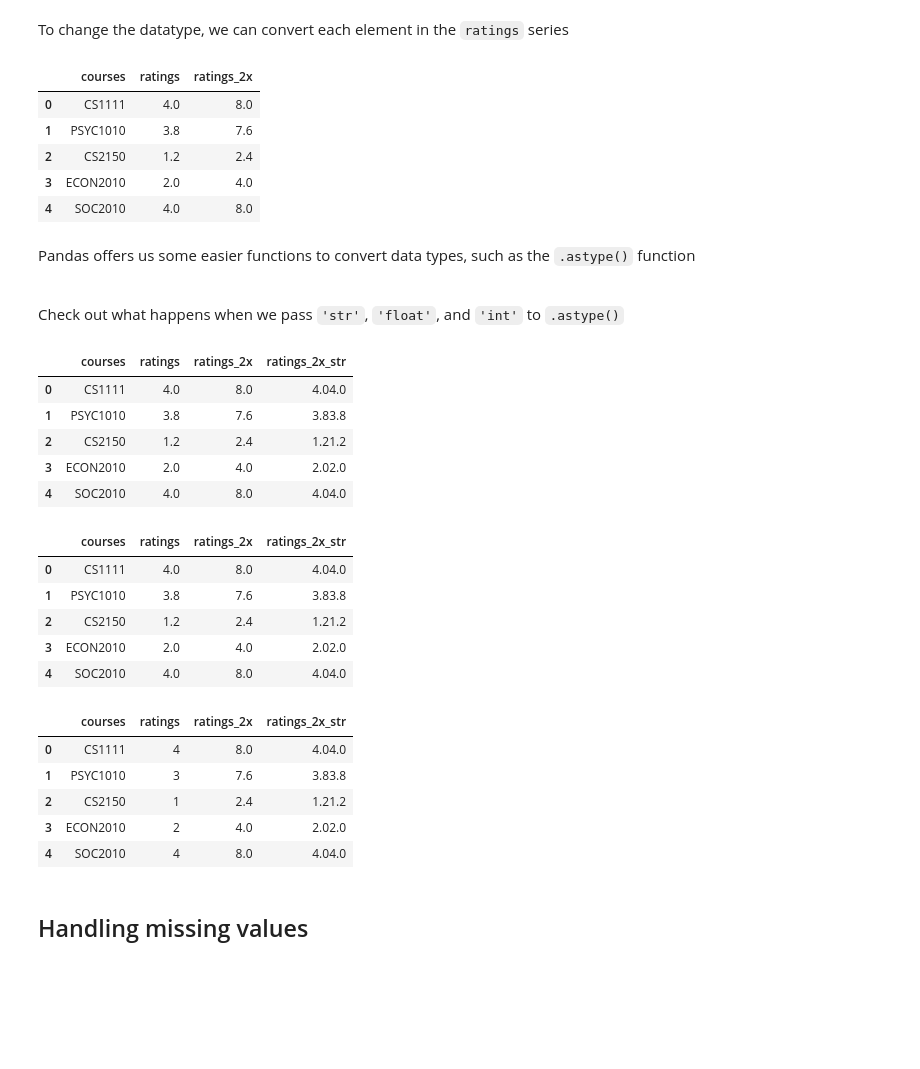
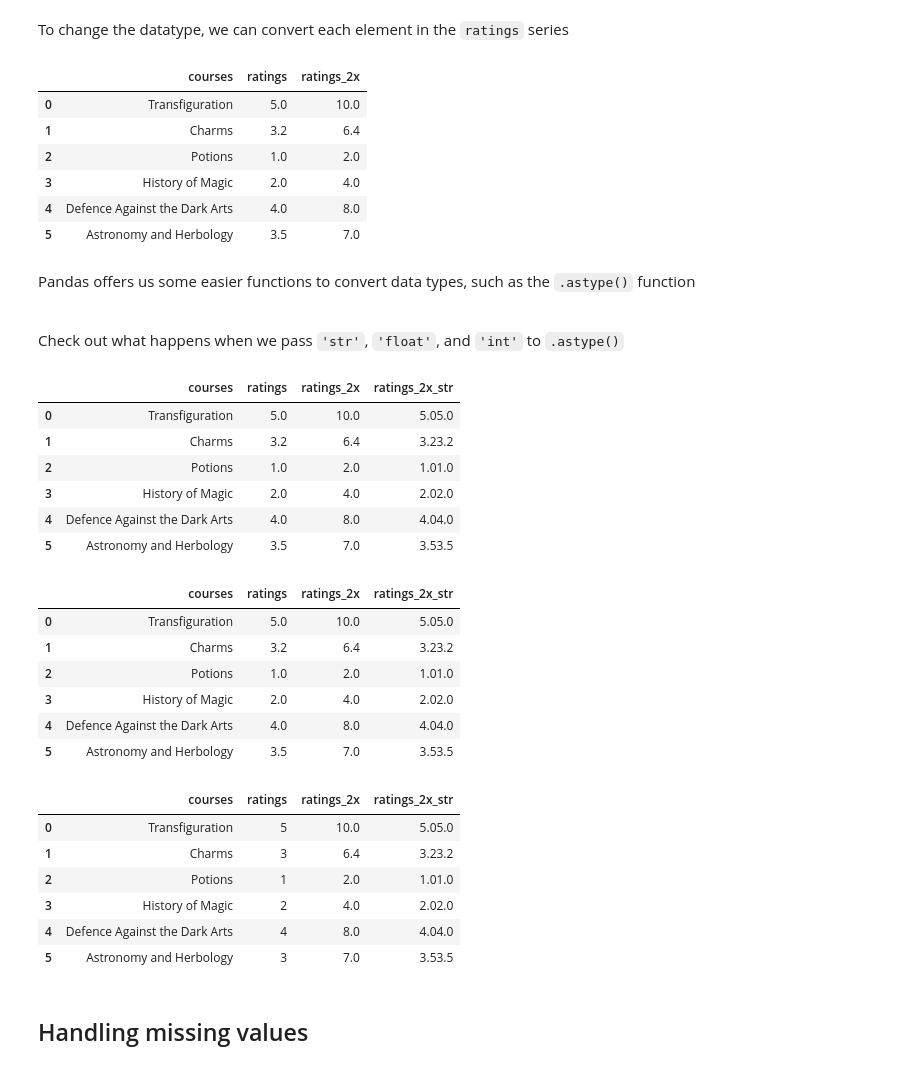
Before and after one commit to ishaandey/node, a Jupyter notebook: week-3/workshop/cleaning_key.ipynb, the cells around one changed output. Saved outputs shown, nothing was run; the diff lists cells and outputs as text; code cells hidden in the pictures; blank space fills up the shorter version.

```diff
--- a/week-3/workshop/cleaning_key.ipynb
+++ b/week-3/workshop/cleaning_key.ipynb
@@ -37,9 +35,9 @@ memory usage: 213.0+ bytes
 # %% [markdown]
 ### Changing data types
 # %%
-classes  = ['CS1111', 'PSYC1010', 'CS2150', 'ECON2010', 'SOC2010']
-courseforum_ratings = ['4', 3.8, '1.2', 2, '4'] # Note: Some of these are strings, floats, and ints
-lou = pd.DataFrame({'courses':classes, 'ratings':courseforum_ratings})
-lou
+classes  = ['Transfiguration', 'Charms', 'Potions', 'History of Magic', 'Defence Against the Dark Arts', 'Astronomy and Herbology']
+ratings = ['5', 3.2, 1, 2, '4', '3.5'] # Note: Some of these are strings, floats, and ints
+grades = pd.DataFrame({'courses':classes, 'ratings':ratings})
+grades
 # %% [output]
 |  | courses | ratings |
@@ -51,7 +50,7 @@ lou
 # %% [markdown]
 Say we want to double the rating values
 # %%
-lou['ratings_2x'] = lou['ratings']*2
-lou
+grades['ratings_2x'] = grades['ratings']*2
+grades
 # %% [output]
 |  | courses | ratings | ratings_2x |
@@ -63,7 +63,7 @@ lou
 # %% [markdown]
 That's not what we expected- Let's drop that column
 # %%
-lou = lou.drop(columns=['ratings_2x'])
-lou
+grades = grades.drop(columns=['ratings_2x'])
+grades
 # %% [output]
 |  | courses | ratings |
@@ -90,52 +91,56 @@ hellohello
 # %% [markdown]
 To change the datatype, we can convert each element in the `ratings` series
 # %%
-lou['ratings'] = lou['ratings'].apply(lambda x: float(x))
+grades['ratings'] = grades['ratings'].apply(lambda x: float(x))
 
-lou['ratings_2x'] = lou.ratings * 2
-lou
+grades['ratings_2x'] = grades.ratings * 2
+grades
 # %% [output]
 |  | courses | ratings | ratings_2x |
-| 0 | CS1111 | 4.0 | 8.0 |
-| 1 | PSYC1010 | 3.8 | 7.6 |
-| 2 | CS2150 | 1.2 | 2.4 |
-| 3 | ECON2010 | 2.0 | 4.0 |
-| 4 | SOC2010 | 4.0 | 8.0 |
+| 0 | Transfiguration | 5.0 | 10.0 |
+| 1 | Charms | 3.2 | 6.4 |
+| 2 | Potions | 1.0 | 2.0 |
+| 3 | History of Magic | 2.0 | 4.0 |
+| 4 | Defence Against the Dark Arts | 4.0 | 8.0 |
+| 5 | Astronomy and Herbology | 3.5 | 7.0 |
 # %% [markdown]
 Pandas offers us some easier functions to convert data types, such as the `.astype()` function
 
 <br> Check out what happens when we pass `'str'`, `'float'`, and `'int'` to `.astype()`
 # %%
-lou['ratings'] = lou['ratings'].astype('str')
-lou['ratings_2x_str'] = lou.ratings * 2
-lou
+grades['ratings'] = grades['ratings'].astype('str')
+grades['ratings_2x_str'] = grades.ratings * 2
+grades
 # %% [output]
 |  | courses | ratings | ratings_2x | ratings_2x_str |
-| 0 | CS1111 | 4.0 | 8.0 | 4.04.0 |
-| 1 | PSYC1010 | 3.8 | 7.6 | 3.83.8 |
-| 2 | CS2150 | 1.2 | 2.4 | 1.21.2 |
-| 3 | ECON2010 | 2.0 | 4.0 | 2.02.0 |
-| 4 | SOC2010 | 4.0 | 8.0 | 4.04.0 |
+| 0 | Transfiguration | 5.0 | 10.0 | 5.05.0 |
+| 1 | Charms | 3.2 | 6.4 | 3.23.2 |
+| 2 | Potions | 1.0 | 2.0 | 1.01.0 |
+| 3 | History of Magic | 2.0 | 4.0 | 2.02.0 |
+| 4 | Defence Against the Dark Arts | 4.0 | 8.0 | 4.04.0 |
+| 5 | Astronomy and Herbology | 3.5 | 7.0 | 3.53.5 |
 # %%
-lou['ratings'] = lou['ratings'].astype('float')
-lou
+grades['ratings'] = grades['ratings'].astype('float')
+grades
 # %% [output]
 |  | courses | ratings | ratings_2x | ratings_2x_str |
-| 0 | CS1111 | 4.0 | 8.0 | 4.04.0 |
-| 1 | PSYC1010 | 3.8 | 7.6 | 3.83.8 |
-| 2 | CS2150 | 1.2 | 2.4 | 1.21.2 |
-| 3 | ECON2010 | 2.0 | 4.0 | 2.02.0 |
-| 4 | SOC2010 | 4.0 | 8.0 | 4.04.0 |
+| 0 | Transfiguration | 5.0 | 10.0 | 5.05.0 |
+| 1 | Charms | 3.2 | 6.4 | 3.23.2 |
+| 2 | Potions | 1.0 | 2.0 | 1.01.0 |
+| 3 | History of Magic | 2.0 | 4.0 | 2.02.0 |
+| 4 | Defence Against the Dark Arts | 4.0 | 8.0 | 4.04.0 |
+| 5 | Astronomy and Herbology | 3.5 | 7.0 | 3.53.5 |
 # %%
-lou['ratings'] = lou['ratings'].astype('int')
-lou
+grades['ratings'] = grades['ratings'].astype('int')
+grades
 # %% [output]
 |  | courses | ratings | ratings_2x | ratings_2x_str |
-| 0 | CS1111 | 4 | 8.0 | 4.04.0 |
-| 1 | PSYC1010 | 3 | 7.6 | 3.83.8 |
-| 2 | CS2150 | 1 | 2.4 | 1.21.2 |
-| 3 | ECON2010 | 2 | 4.0 | 2.02.0 |
-| 4 | SOC2010 | 4 | 8.0 | 4.04.0 |
+| 0 | Transfiguration | 5 | 10.0 | 5.05.0 |
+| 1 | Charms | 3 | 6.4 | 3.23.2 |
+| 2 | Potions | 1 | 2.0 | 1.01.0 |
+| 3 | History of Magic | 2 | 4.0 | 2.02.0 |
+| 4 | Defence Against the Dark Arts | 4 | 8.0 | 4.04.0 |
+| 5 | Astronomy and Herbology | 3 | 7.0 | 3.53.5 |
 # %% [markdown]
 ## Handling missing values
 # %% [markdown]
```
Also changed, not shown: parts of 68 cells of this notebook.
